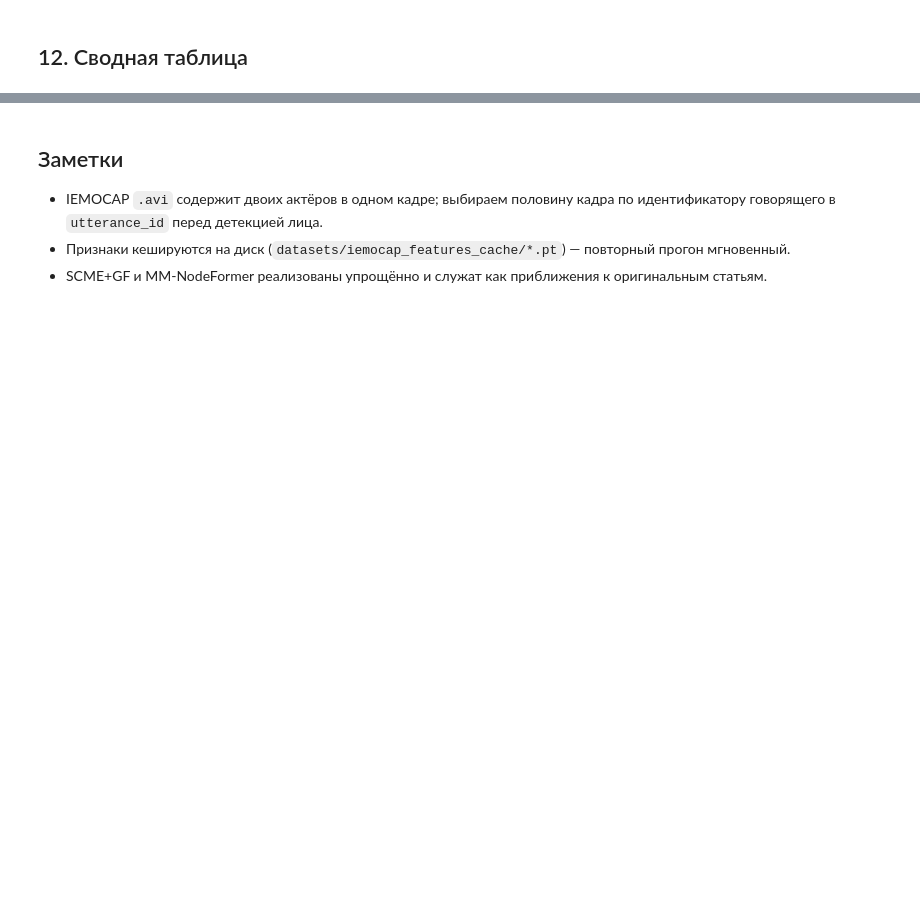
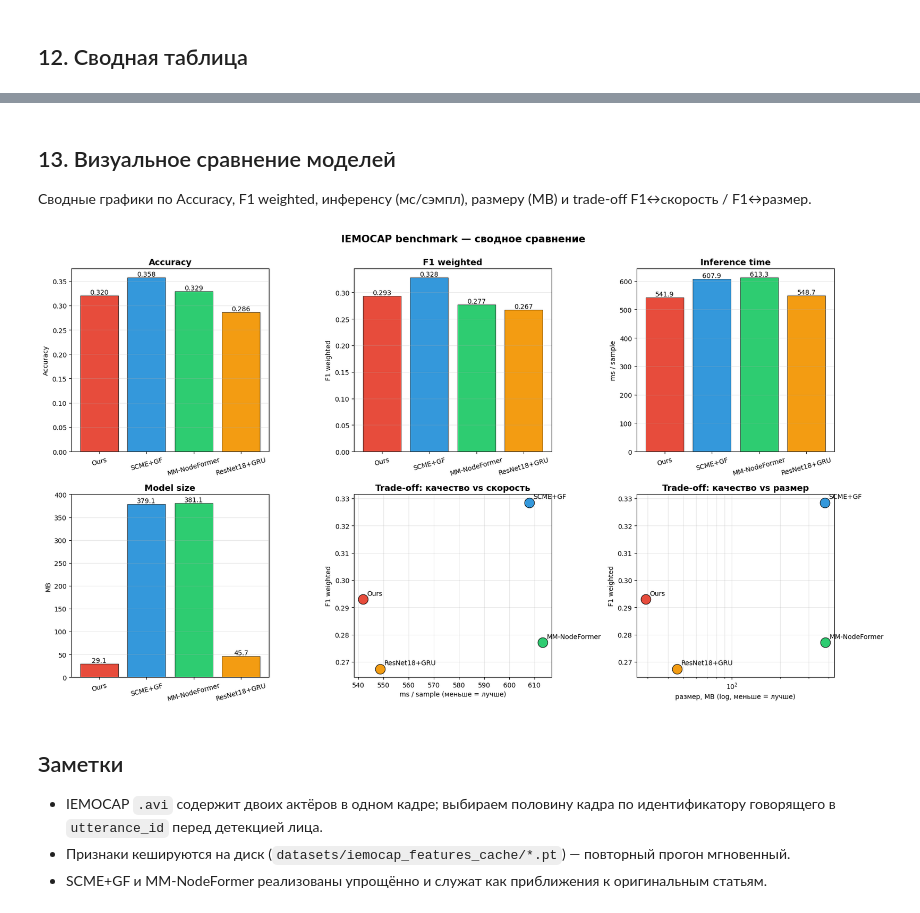
Before and after one commit to Kaparya/Classification-of-Facial-Expressions, a Jupyter notebook: notebooks/full_pipeline_iemocap.ipynb, the cells around one changed output, grey strips where cells are left out. Saved outputs shown, nothing was run; the diff lists cells and outputs as text; code cells hidden in the pictures; blank space fills up the shorter version.

```diff
--- a/notebooks/full_pipeline_iemocap.ipynb
+++ b/notebooks/full_pipeline_iemocap.ipynb
@@ -752,3 +769,67 @@ Ours (MelCNN+EmotiEffNet+BiLSTM)    0.0403       0.0665     526.27      29.11
+# %% [markdown]
+## 13. Визуальное сравнение моделей
+
+Сводные графики по Accuracy, F1 weighted, инференсу (мс/сэмпл), размеру (MB) и trade-off F1↔скорость / F1↔размер.
+# %%
+names  = [r['name']          for r in all_res]
+accs   = [r['acc']           for r in all_res]
+f1s    = [r['f1w']           for r in all_res]
+times  = [r['ms_per_sample'] for r in all_res]
+sizes  = [r['size_mb']       for r in all_res]
+
+short = {
+    'Ours (MelCNN+EmotiEffNet+BiLSTM)': 'Ours',
+    'SCME+GF (simplified)':             'SCME+GF',
+    'MM-NodeFormer (simplified)':       'MM-NodeFormer',
+    'ResNet18+GRU (baseline)':          'ResNet18+GRU',
+}
+labels = [short.get(n, n) for n in names]
+colors = ['#e74c3c', '#3498db', '#2ecc71', '#f39c12']
+
+fig, axes = plt.subplots(2, 3, figsize=(18, 10))
+
+def bar(ax, vals, title, ylabel, fmt='{:.3f}'):
+    bars = ax.bar(labels, vals, color=colors, edgecolor='black', linewidth=0.5)
+    ax.set_title(title, fontsize=13, fontweight='bold')
+    ax.set_ylabel(ylabel)
+    ax.grid(axis='y', alpha=0.3)
+    for b, v in zip(bars, vals):
+        ax.text(b.get_x() + b.get_width()/2, b.get_height(), fmt.format(v),
+                ha='center', va='bottom', fontsize=10)
+    ax.tick_params(axis='x', rotation=15)
+
+bar(axes[0, 0], accs,  'Accuracy',             'Accuracy')
+bar(axes[0, 1], f1s,   'F1 weighted',          'F1 weighted')
+bar(axes[0, 2], times, 'Inference time',       'ms / sample', fmt='{:.1f}')
+bar(axes[1, 0], sizes, 'Model size',           'MB',          fmt='{:.1f}')
+
+# trade-off: F1 vs speed (ниже-правее лучше по скорости, выше лучше по качеству)
+ax = axes[1, 1]
+for x, y, c, lab in zip(times, f1s, colors, labels):
+    ax.scatter(x, y, s=220, c=c, edgecolor='black', linewidth=0.8, zorder=3)
+    ax.annotate(lab, (x, y), xytext=(6, 6), textcoords='offset points', fontsize=10)
+ax.set_xlabel('ms / sample (меньше = лучше)')
+ax.set_ylabel('F1 weighted')
+ax.set_title('Trade-off: качество vs скорость', fontsize=13, fontweight='bold')
+ax.grid(alpha=0.3)
+
+# trade-off: F1 vs size
+ax = axes[1, 2]
+for x, y, c, lab in zip(sizes, f1s, colors, labels):
+    ax.scatter(x, y, s=220, c=c, edgecolor='black', linewidth=0.8, zorder=3)
+    ax.annotate(lab, (x, y), xytext=(6, 6), textcoords='offset points', fontsize=10)
+ax.set_xscale('log')
+ax.set_xlabel('размер, MB (log, меньше = лучше)')
+ax.set_ylabel('F1 weighted')
+ax.set_title('Trade-off: качество vs размер', fontsize=13, fontweight='bold')
+ax.grid(alpha=0.3, which='both')
+
+plt.suptitle('IEMOCAP benchmark — сводное сравнение', fontsize=15, fontweight='bold', y=1.00)
+plt.tight_layout()
+plt.savefig(CKPT_OUT_DIR / 'benchmark_summary.png', dpi=120, bbox_inches='tight')
+plt.show()
+# %% [output]
+[figure, added]
 # %% [markdown]
 ## Заметки
 - IEMOCAP `.avi` содержит двоих актёров в одном кадре; выбираем половину кадра по идентификатору говорящего в `utterance_id` перед детекцией лица.
```
Also changed, not shown: parts of 4 cells of this notebook, 6 other files.
